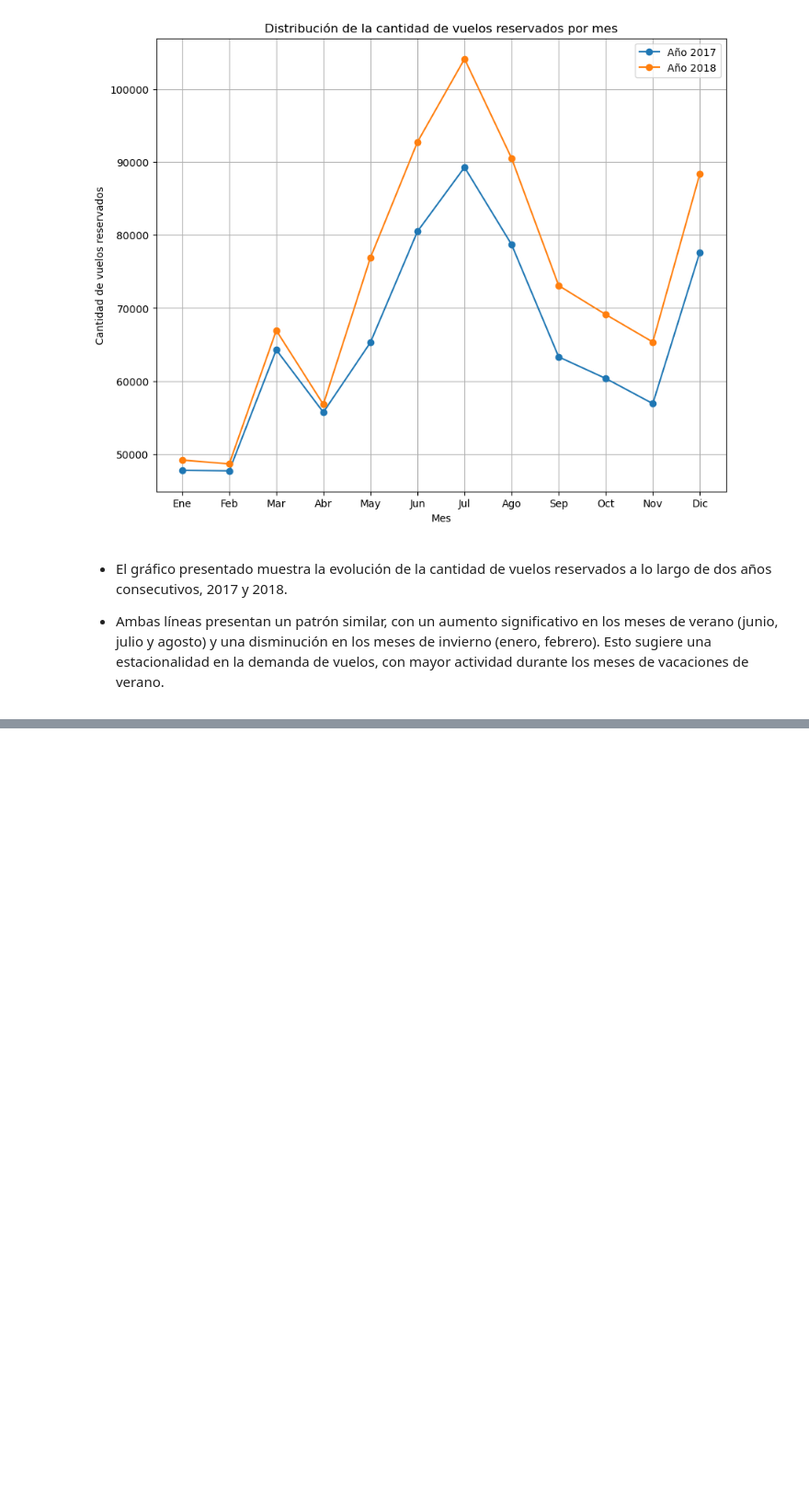
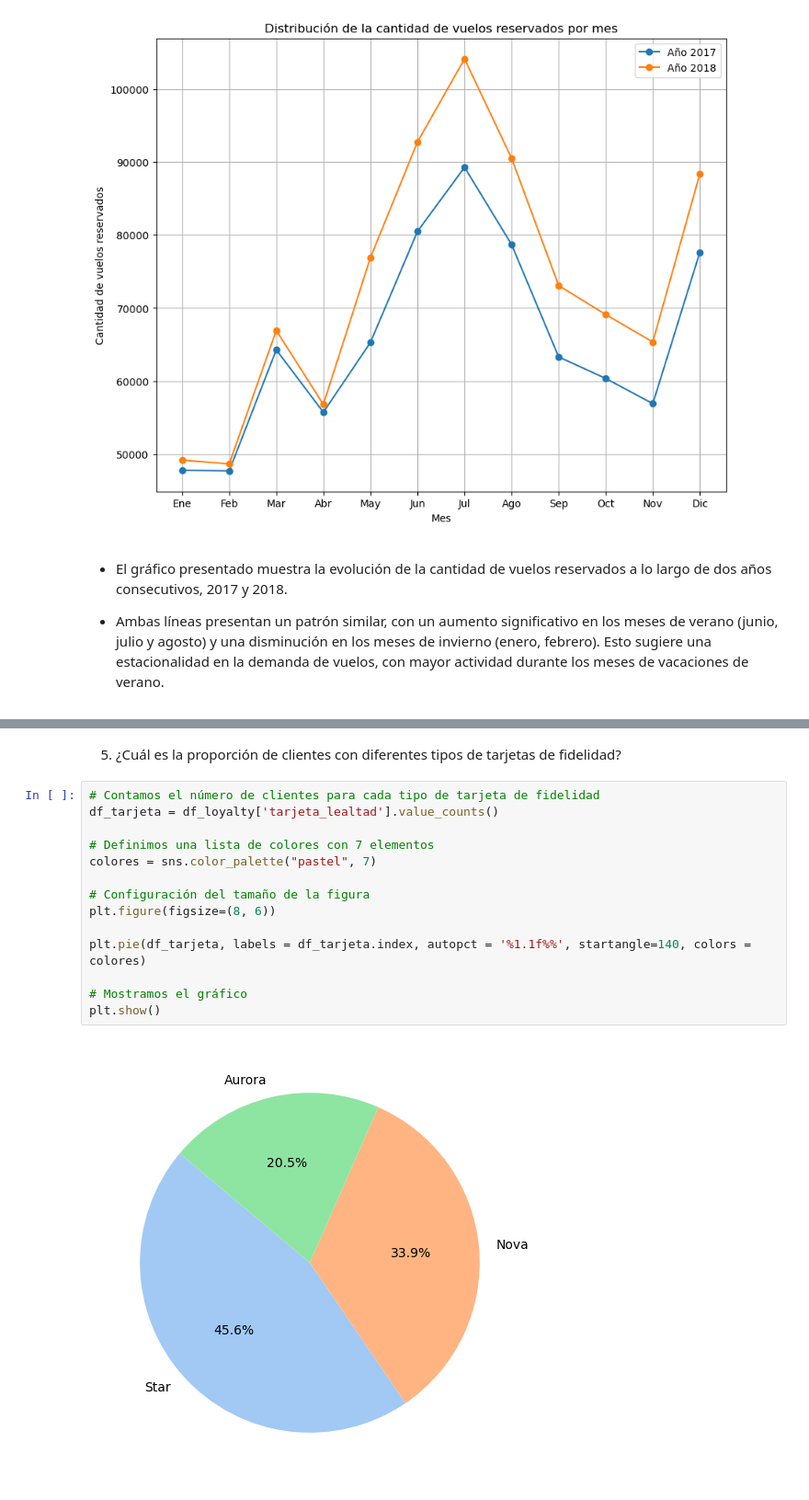
Before and after one commit to Adalab/bda-modulo-3-evaluacion-final-Lolamarba, a Jupyter notebook: FASE_2_Visualización.ipynb, the cells around one changed output, grey strips where cells are left out. Shown: that part at 92% size. Saved outputs shown, nothing was run; the diff lists cells and outputs as text; blank space fills up the shorter version.

```diff
--- a/FASE_2_Visualización.ipynb
+++ b/FASE_2_Visualización.ipynb
@@ -120,0 +205,18 @@ plt.show()
+# %% [markdown]
+5. ¿Cuál es la proporción de clientes con diferentes tipos de tarjetas de fidelidad?
+# %%
+# Contamos el número de clientes para cada tipo de tarjeta de fidelidad
+df_tarjeta = df_loyalty['tarjeta_lealtad'].value_counts()
+
+# Definimos una lista de colores con 7 elementos
+colores = sns.color_palette("pastel", 7)
+
+# Configuración del tamaño de la figura
+plt.figure(figsize=(8, 6))
+
+plt.pie(df_tarjeta, labels = df_tarjeta.index, autopct = '%1.1f%%', startangle=140, colors = colores)
+
+# Mostramos el gráfico
+plt.show()
+# %% [output]
+[figure, added]
```
Also changed, not shown: parts of 13 cells of this notebook.
